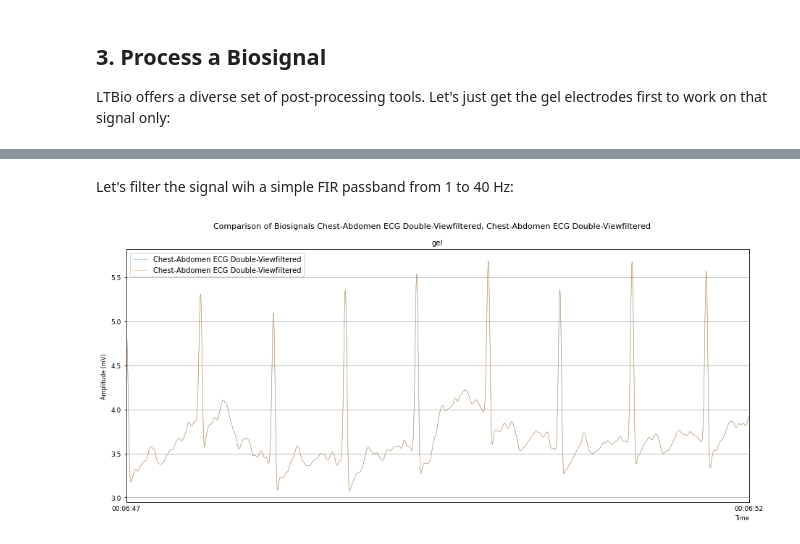
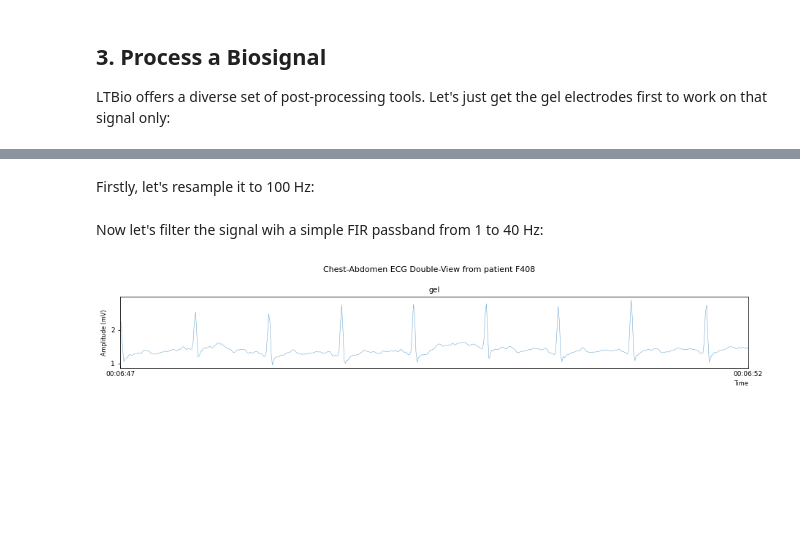
Before and after one commit to jomy-kk/LTBio, a Jupyter notebook: researchjournal/2023_05_25/biosignal.ipynb, the cells around one changed output, grey strips where cells are left out. Drawn from its saved outputs; the diff is of its cells as text; code cells hidden in the pictures; blank space fills up the shorter version.

```diff
--- a/researchjournal/2023_05_25/ltbio.ipynb
+++ b/researchjournal/2023_05_25/biosignal.ipynb
@@ -122,3 +122,5 @@ Events:
 - walk_before: [01 Jan, 00:08:20; 01 Jan, 00:10:31]
 - run: [01 Jan, 00:13:37; 01 Jan, 00:39:08]
 - walk_after: [01 Jan, 00:39:08; 01 Jan, 00:46:52]
+# %% [markdown]
+Firstly, let's resample it to 100 Hz:
@@ -125,12 +129,11 @@ Events:
 # %% [markdown]
-Let's filter the signal wih a simple FIR passband from 1 to 40 Hz:
+Now let's filter the signal wih a simple FIR passband from 1 to 40 Hz:
 # %%
-from ltbio.biosignals import plot_comparison
 from ltbio.processing.filters import *
 
 passband_filter = FrequencyDomainFilter(FrequencyResponse.FIR, BandType.BANDPASS, (1, 40), order=20)  # design the filter
-filtered_gel_ecg = passband_filter(gel_ecg)  # apply the filter
+gel_ecg = passband_filter(gel_ecg)  # apply the filter
 
-plot_comparison((gel_ecg.preview, filtered_gel_ecg.preview))  # plot the results
+gel_ecg.preview.plot()
 # %% [output]
-[figure, old version]
+[figure, new version]
```
Also changed, not shown: parts of 13 cells of this notebook, 3 other files.
